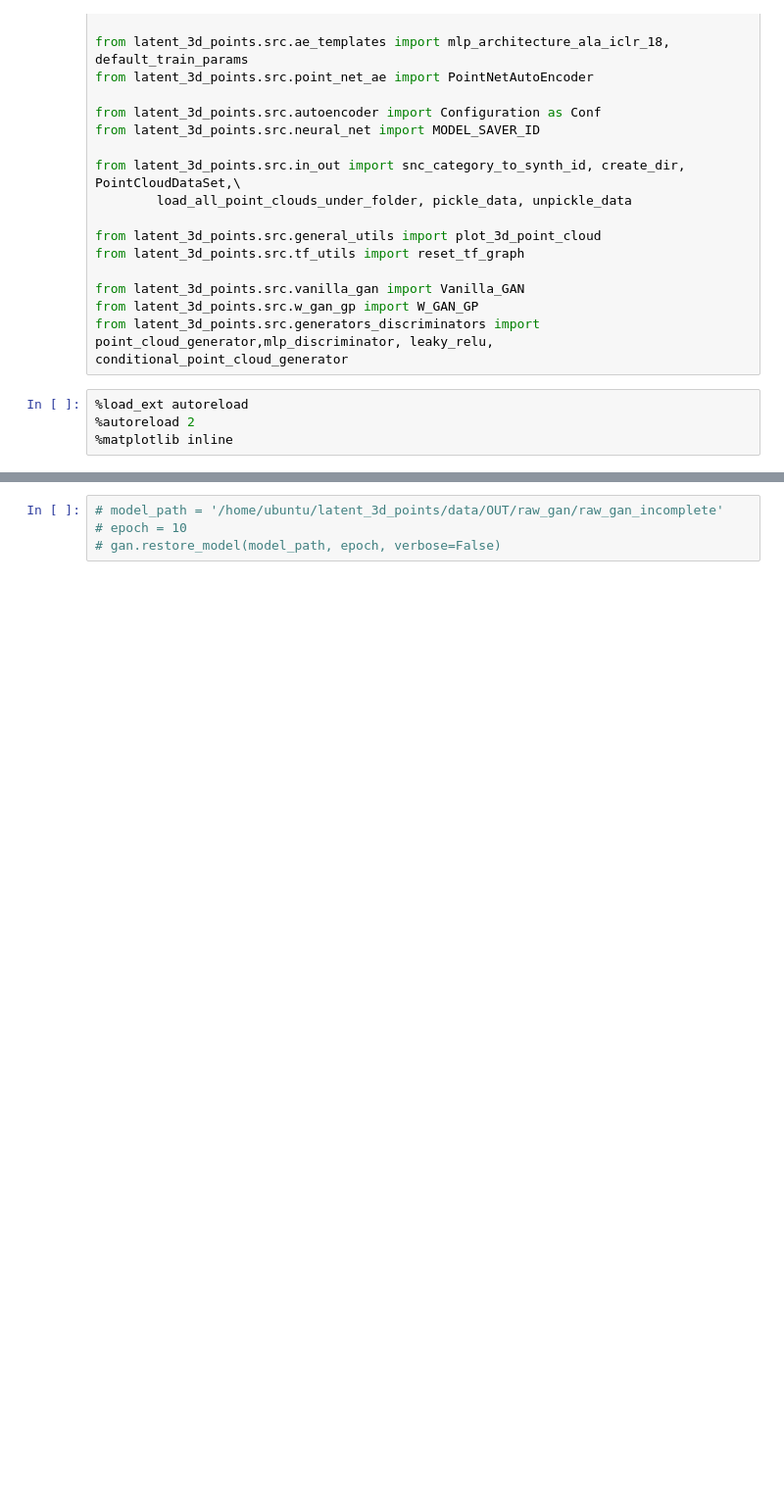
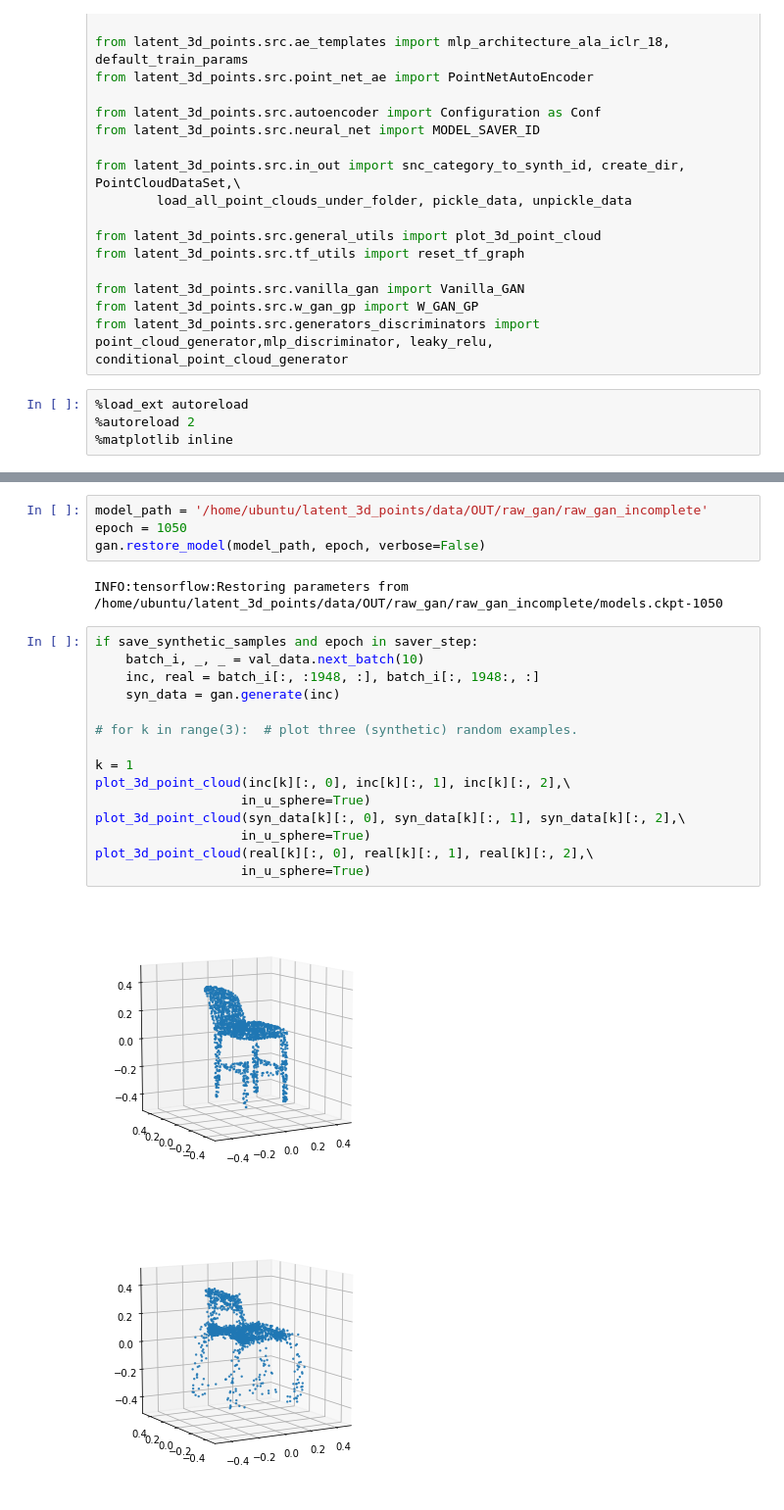
Before and after one commit to dtseng/latent_3d_points, a Jupyter notebook: notebooks/evalute_raw_incomplete_gan.ipynb, the cells around one changed output, grey strips where cells are left out. Shown: that part at 98% size. Drawn from its saved outputs; the diff is of its cells as text; blank space fills up the shorter version.

```diff
--- a/notebooks/evalute_raw_incomplete_gan.ipynb
+++ b/notebooks/evalute_raw_incomplete_gan.ipynb
@@ -122,4 +151,24 @@ output size: 6144
 # %%
-# model_path = '/home/ubuntu/latent_3d_points/data/OUT/raw_gan/raw_gan_incomplete'
-# epoch = 10
-# gan.restore_model(model_path, epoch, verbose=False)
+model_path = '/home/ubuntu/latent_3d_points/data/OUT/raw_gan/raw_gan_incomplete'
+epoch = 1050
+gan.restore_model(model_path, epoch, verbose=False)
+# %% [output]
+INFO:tensorflow:Restoring parameters from /home/ubuntu/latent_3d_points/data/OUT/raw_gan/raw_gan_incomplete/models.ckpt-1050
+# %%
+if save_synthetic_samples and epoch in saver_step:
+    batch_i, _, _ = val_data.next_batch(10)
+    inc, real = batch_i[:, :1948, :], batch_i[:, 1948:, :]
+    syn_data = gan.generate(inc)
+
+# for k in range(3):  # plot three (synthetic) random examples.
+
+k = 1
+plot_3d_point_cloud(inc[k][:, 0], inc[k][:, 1], inc[k][:, 2],\
+                   in_u_sphere=True)
+plot_3d_point_cloud(syn_data[k][:, 0], syn_data[k][:, 1], syn_data[k][:, 2],\
+                   in_u_sphere=True)
+plot_3d_point_cloud(real[k][:, 0], real[k][:, 1], real[k][:, 2],\
+                   in_u_sphere=True)
+# %% [output]
+[figure, added]
+[figure, added]
```
Also changed, not shown: parts of 4 cells of this notebook, 6 other files.
